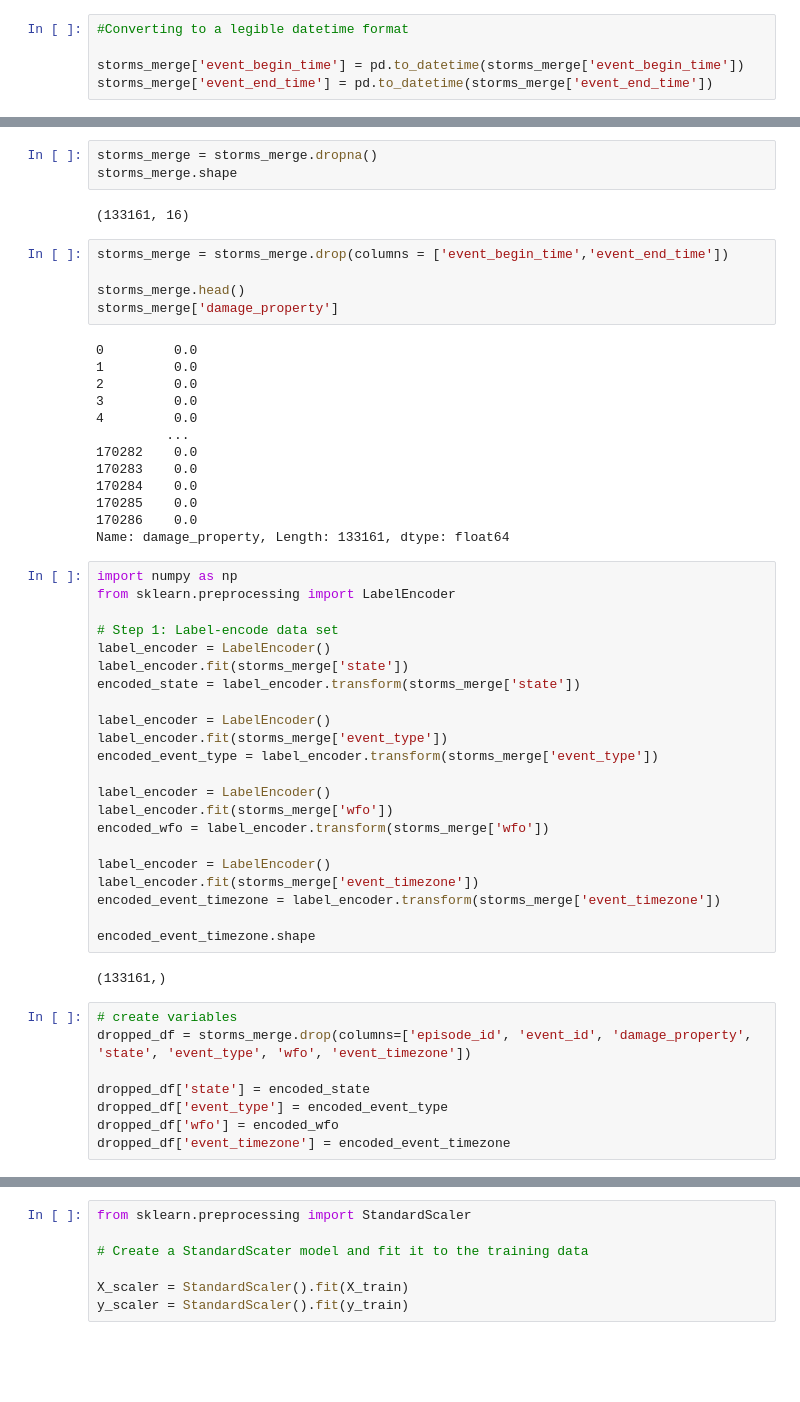
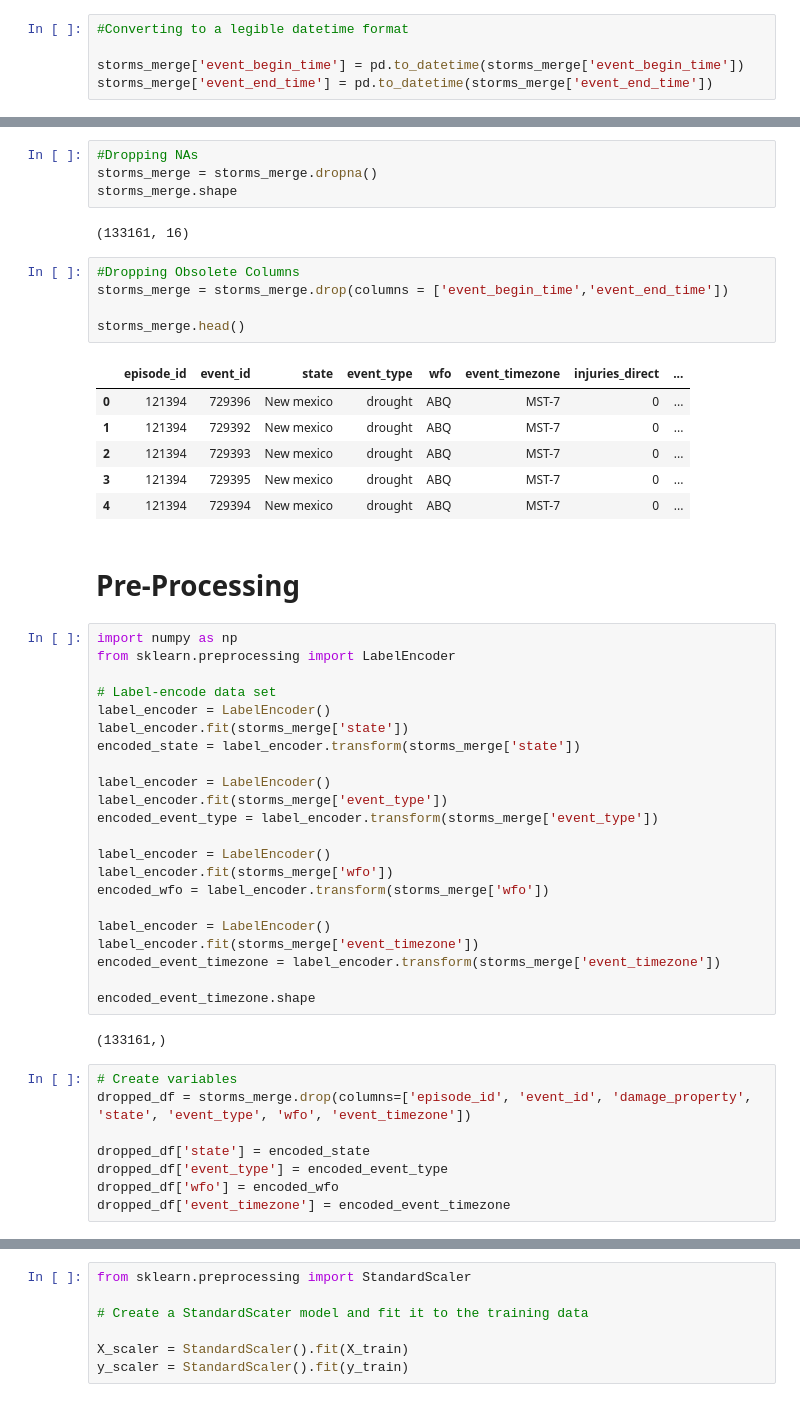
Before and after one commit to nfcresta/project-storm2.0, a Jupyter notebook: Project Storm 2.0.ipynb, the cells around one changed output, grey strips where cells are left out. Cells and saved outputs as stored; diff of their text form; blank space fills up the shorter version.

```diff
--- a/Project Storm 2.0.ipynb
+++ b/Project Storm 2.0.ipynb
@@ -104,33 +107,30 @@ storms_merge.head()
 | 3 | 121394 | 729395 | New mexico | drought | ABQ | 2018-01-01 | MST-7 | 2018-01-31 23:59:00 | ... |
 | 4 | 121394 | 729394 | New mexico | drought | ABQ | 2018-01-01 | MST-7 | 2018-01-31 23:59:00 | ... |
 # %%
+#Dropping NAs
 storms_merge = storms_merge.dropna()
 storms_merge.shape
 # %% [output]
 (133161, 16)
 # %%
+#Dropping Obsolete Columns
 storms_merge = storms_merge.drop(columns = ['event_begin_time','event_end_time'])
 
 storms_merge.head()
-storms_merge['damage_property']
 # %% [output]
-0         0.0
-1         0.0
-2         0.0
-3         0.0
-4         0.0
-         ...
-170282    0.0
-170283    0.0
-170284    0.0
-170285    0.0
-170286    0.0
-Name: damage_property, Length: 133161, dtype: float64
+|  | episode_id | event_id | state | event_type | wfo | event_timezone | injuries_direct | ... |
+| 0 | 121394 | 729396 | New mexico | drought | ABQ | MST-7 | 0 | ... |
+| 1 | 121394 | 729392 | New mexico | drought | ABQ | MST-7 | 0 | ... |
+| 2 | 121394 | 729393 | New mexico | drought | ABQ | MST-7 | 0 | ... |
+| 3 | 121394 | 729395 | New mexico | drought | ABQ | MST-7 | 0 | ... |
+| 4 | 121394 | 729394 | New mexico | drought | ABQ | MST-7 | 0 | ... |
+# %% [markdown]
+# Pre-Processing
 # %%
 import numpy as np
 from sklearn.preprocessing import LabelEncoder
 
-# Step 1: Label-encode data set
+# Label-encode data set
 label_encoder = LabelEncoder()
 label_encoder.fit(storms_merge['state'])
 encoded_state = label_encoder.transform(storms_merge['state'])
@@ -151,7 +151,7 @@ encoded_event_timezone.shape
 # %% [output]
 (133161,)
 # %%
-# create variables
+# Create variables
 dropped_df = storms_merge.drop(columns=['episode_id', 'event_id', 'damage_property', 'state', 'event_type', 'wfo', 'event_timezone'])
 
 dropped_df['state'] = encoded_state
```
Also changed, not shown: parts of 18 cells of this notebook.
